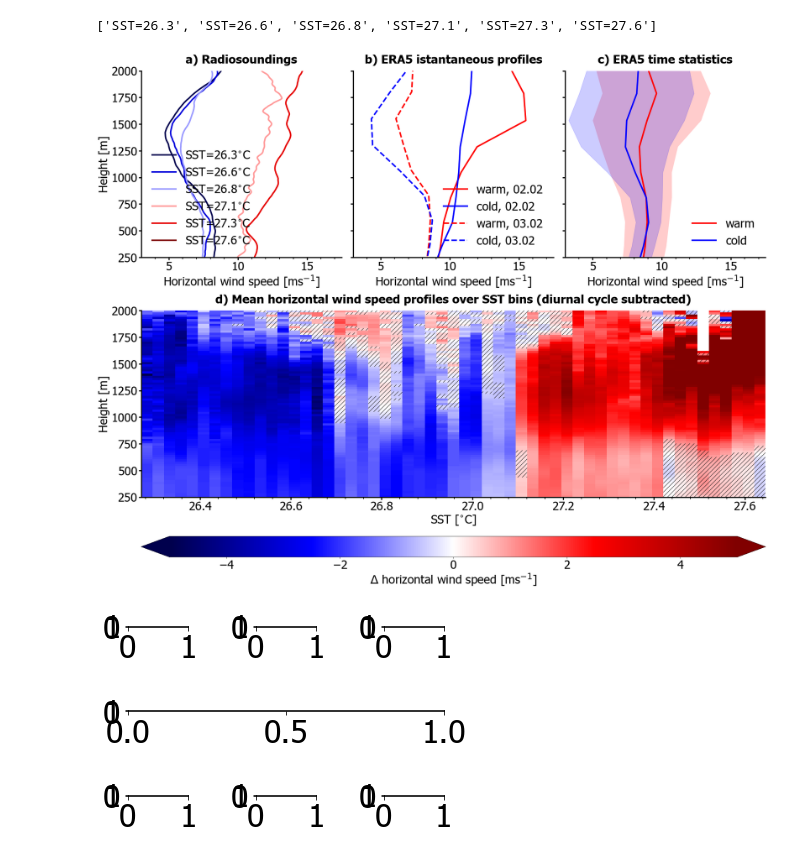
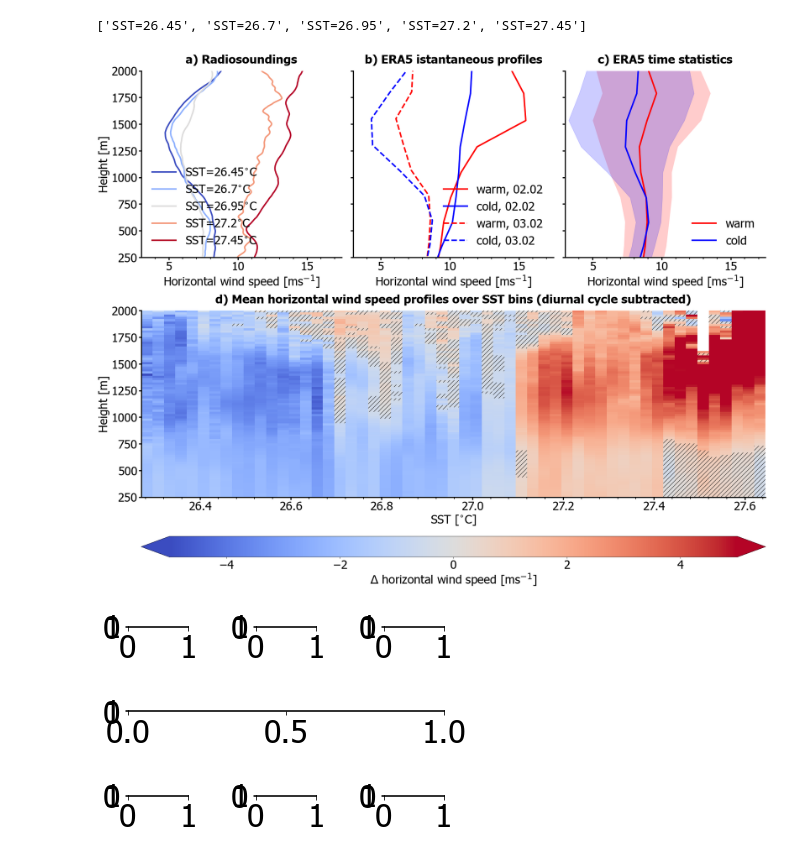
Before and after one commit to ClauClouds/SST-impact, a Jupyter notebook: plot_figure_horizontal_wind.ipynb, the cells around one changed output. Saved outputs shown, nothing was run; the diff lists cells and outputs as text; code cells hidden in the pictures.

Commit message:
debug of sst labels. Modified plot for horizontal wind.
correction to extend to all plots

```diff
--- a/plot_figure_horizontal_wind.ipynb
+++ b/plot_figure_horizontal_wind.ipynb
@@ -66,13 +66,18 @@ from myFunctions import f_uncertainty_prop #f_uncertainty_prop(data, sigma_o, n_
 masked_hwspd = f_uncertainty_prop(arthus_data, 1., 8, 3, 'hspd')
 # %%
 # reading radiosonde binned data
-radiosonde_data = xr.open_dataset(path_SST_binned+'RS_mean_profiles_binned_sst.nc')
+radiosonde_data = xr.open_dataset(path_SST_binned+'RS_mean_profiles_binned_sst_2.nc')
 wspd_rs = radiosonde_data['H_SPEED'].values
 binned_sst_rs = radiosonde_data['sst'].values
 height_rs = radiosonde_data['height'].values
 
 
+# calculate label marks for bins
+#sst_bin_label = []
+#for ind in range(len(binned_sst_rs)-1):
+#    sst_bin_label.append(round((binned_sst_rs[ind]+binned_sst_rs[ind+1])/2,2))
+
 #defining color palette for subsequent plots
-colors_binned_sst = plt.cm.seismic(np.linspace(0, 1, len(binned_sst_rs)))
+colors_binned_sst = plt.cm.coolwarm(np.linspace(0, 1, len(binned_sst_rs)))
 # plot multipanel with all profiles
 # %%
@@ -148,9 +137,9 @@ rcParams['axes.titlepad'] = 20
 #gs = gridspec.GridSpec(3, 3)
 
 # calculate label marks for bins
-sst_bin_label = []
-for ind in range(len(binned_sst_rs)-1):
-    sst_bin_label.append(round((binned_sst_rs[ind]+binned_sst_rs[ind+1])/2,2))
+#sst_bin_label = []
+#for ind in range(len(binned_sst_rs)-1):
+#    sst_bin_label.append(round((binned_sst_rs[ind]+binned_sst_rs[ind+1])/2,2))
 
 
 
@@ -264,36 +253,36 @@ axs[0,2].xaxis.set_minor_locator(ticker.AutoMinorLocator(n=5))
 axs[0,2].tick_params(axis='both', labelsize=32)
 axs[0,2].set_ylim(250.,2000.)
 
 #-----------------------------
 gs = axs[1, 0].get_gridspec()
 # remove the underlying axes
 for ax in axs[1, :]:
     ax.remove()
 axbig = fig.add_subplot(gs[1, :])
 axbig.spines["top"].set_visible(False)
 axbig.spines["right"].set_visible(False)
 axbig.spines["bottom"].set_linewidth(3)
 axbig.spines["left"].set_linewidth(3)
 axbig.set_title('d) Mean horizontal wind speed profiles over SST bins (diurnal cycle subtracted)', fontsize=32, fontweight='black')
 
 axbig.xaxis.set_minor_locator(ticker.AutoMinorLocator(n=5))
 axbig.tick_params(which='minor', length=5, width=2)
 axbig.tick_params(which='major', length=7, width=3)
 axbig.xaxis.set_minor_locator(ticker.AutoMinorLocator(n=5))
 axbig.tick_params(axis='both', labelsize=32)
 axbig.set_ylim(250.,2000.)
-mesh = axbig.pcolormesh(sst_arr, height, wspd_data.T, cmap='seismic', vmin=-5, vmax=5)
+mesh = axbig.pcolormesh(sst_arr, height, wspd_data.T, cmap='coolwarm', vmin=-5, vmax=5)
 axbig.pcolor(sst_arr, height, masked_hwspd.T, hatch='//', alpha=0.)
 
 cbar = fig.colorbar(mesh, ax=axbig, orientation='horizontal', extend='both', aspect=30)
 cbar.set_label(label='$\Delta$ horizontal wind speed [ms$^{-1}$]',  size=fontSizeX)
 axbig.set_ylabel('Height [m]', fontsize=fontSizeX)
 axbig.set_xlabel('SST [$^{\circ}$C]', fontsize=fontSizeX)
 
 fig.savefig(path_out_plots+'figure_Hwspd.png', format='png')
 # %% [output]
-['SST=26.3', 'SST=26.6', 'SST=26.8', 'SST=27.1', 'SST=27.3', 'SST=27.6']
+['SST=26.45', 'SST=26.7', 'SST=26.95', 'SST=27.2', 'SST=27.45']
-[figure, old version]
+[figure, new version]
 # %%
 import matplotlib.pyplot as plt
 
```
Also changed, not shown: parts of 1 cell of this notebook, 1 other file.
